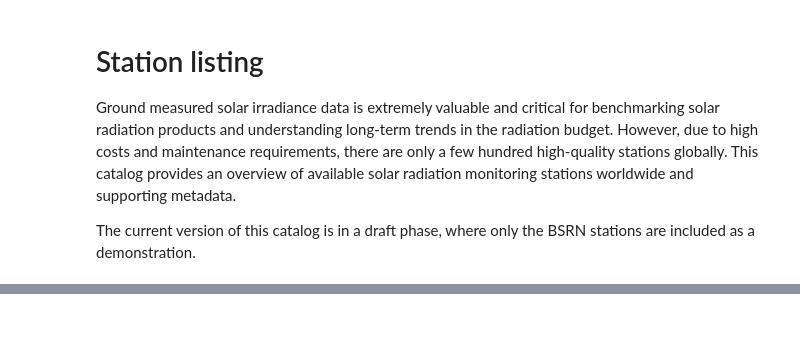
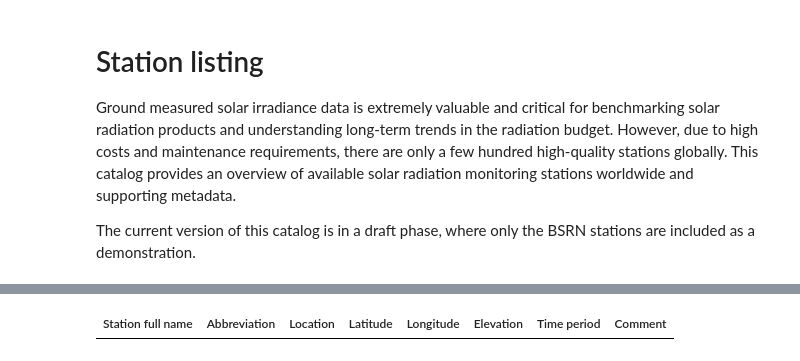
Before and after one commit to AssessingSolar/solarstations, a Jupyter notebook: station_listing.ipynb, the cells around one changed output, grey strips where cells are left out. Cells and saved outputs as stored; diff of their text form; code cells hidden in the pictures; blank space fills up the shorter version.

Commit message:
Change to SolarStations and change toc structure

```diff
--- a/station_listing.ipynb
+++ b/station_listing.ipynb
@@ -31,4 +31,5 @@ df
 | 78 | Yushan Station | YUS | Taiwan | 23.4876 | 120.9595 | 3858.0 | 2018 | NaN |
 # %%
 from itables import show
-show()
+show(df)
+# %% [output]
@@ -34,0 +37 @@ show()
+| Station full name | Abbreviation | Location | Latitude | Longitude | Elevation | Time period | Comment |
```
Also changed, not shown: parts of 1 cell of this notebook, 7 other files.
